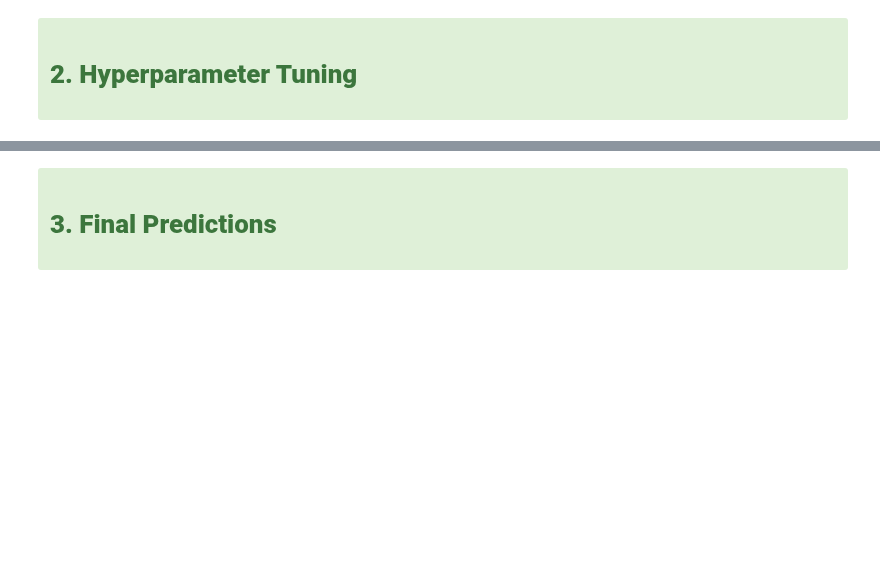
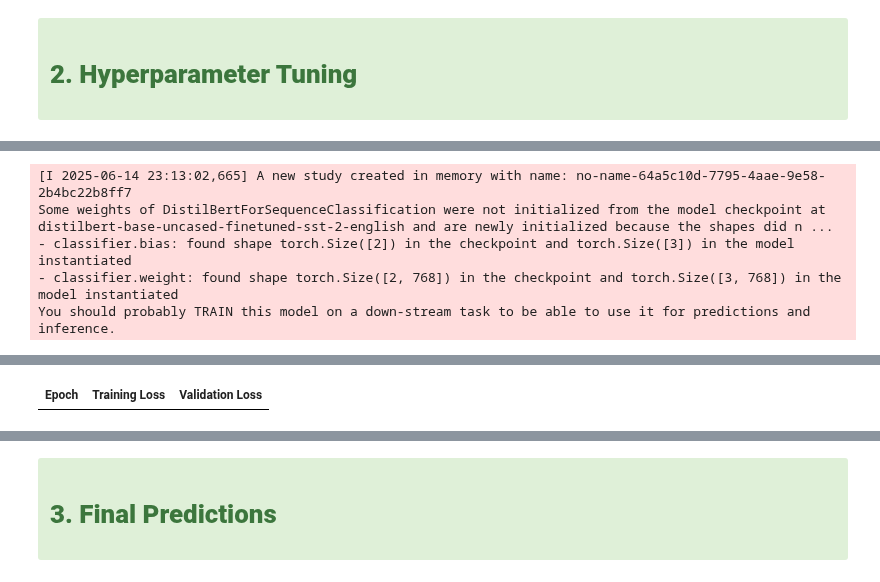
Before and after one commit to mgalao/text-mining-project, a Jupyter notebook: notebooks/Hyperparameter Tuning + Final Predictions.ipynb, the cells around one changed output, grey strips where cells are left out. Saved outputs shown, nothing was run; the diff lists cells and outputs as text; code cells hidden in the pictures; blank space fills up the shorter version.

Commit message:
added distilbert tuning & fix oversampling and others

```diff
--- a/notebooks/Hyperparameter Tuning + Final Predictions.ipynb
+++ b/notebooks/Hyperparameter Tuning + Final Predictions.ipynb
@@ -174,0 +212,35 @@ output = Dense(num_class, activation='softmax')(x)
+# %%
+# Search space
+def hp_space(trial: Trial):
+    return {
+        "learning_rate": trial.suggest_float("learning_rate", 1e-5, 5e-5, log=True),
+        "num_train_epochs": trial.suggest_int("num_train_epochs", 4, 10),
+        "weight_decay": trial.suggest_float("weight_decay", 0.0, 0.3),
+        "per_device_train_batch_size": trial.suggest_categorical("per_device_train_batch_size", [8, 16, 32]),
+        "warmup_ratio": trial.suggest_float("warmup_ratio", 0.0, 0.2)
+    }
+# %%
+# Training args
+training_args = TrainingArguments(
+    output_dir="./results/distilbert_tuning",
+    eval_strategy="epoch",
+    save_strategy="epoch",
+    save_total_limit=1,
+    logging_dir="./logs",
+    logging_steps=100,
+    load_best_model_at_end=True,
+    metric_for_best_model="loss",
+    greater_is_better=False,
+    report_to=[]
+)
+# %%
+# Trainer for tuning
+trainer = Trainer(
+    model_init=model_init,
+    args=training_args,
+    train_dataset=dataset["train"],
+    eval_dataset=dataset["validation"],
+    tokenizer=tokenizer,
+    data_collator=DataCollatorWithPadding(tokenizer),
+    compute_metrics=compute_metrics_transformers
+)
@@ -174,0 +252,15 @@ output = Dense(num_class, activation='softmax')(x)
+# %%
+# Hyperparameter tuning
+best_trial = trainer.hyperparameter_search(
+    direction="minimize", # Minimize loss
+    n_trials=15,
+    hp_space=hp_space,
+    backend="optuna",
+    compute_objective=lambda metrics: metrics["eval_loss"] # Use eval_loss as the objective metric
+)
+# %% [output]
+[I 2025-06-14 23:13:02,665] A new study created in memory with name: no-name-64a5c10d-7795-4aae-9e58-2b4bc22b8ff7
+Some weights of DistilBertForSequenceClassification were not initialized from the model checkpoint at distilbert-base-uncased-finetuned-sst-2-english and are newly initialized because the shapes did n ...
+- classifier.bias: found shape torch.Size([2]) in the checkpoint and torch.Size([3]) in the model instantiated
+- classifier.weight: found shape torch.Size([2, 768]) in the checkpoint and torch.Size([3, 768]) in the model instantiated
+You should probably TRAIN this model on a down-stream task to be able to use it for predictions and inference.
@@ -174,0 +268 @@ output = Dense(num_class, activation='softmax')(x)
+| Epoch | Training Loss | Validation Loss |
```
Also changed, not shown: parts of 18 cells of this notebook.
